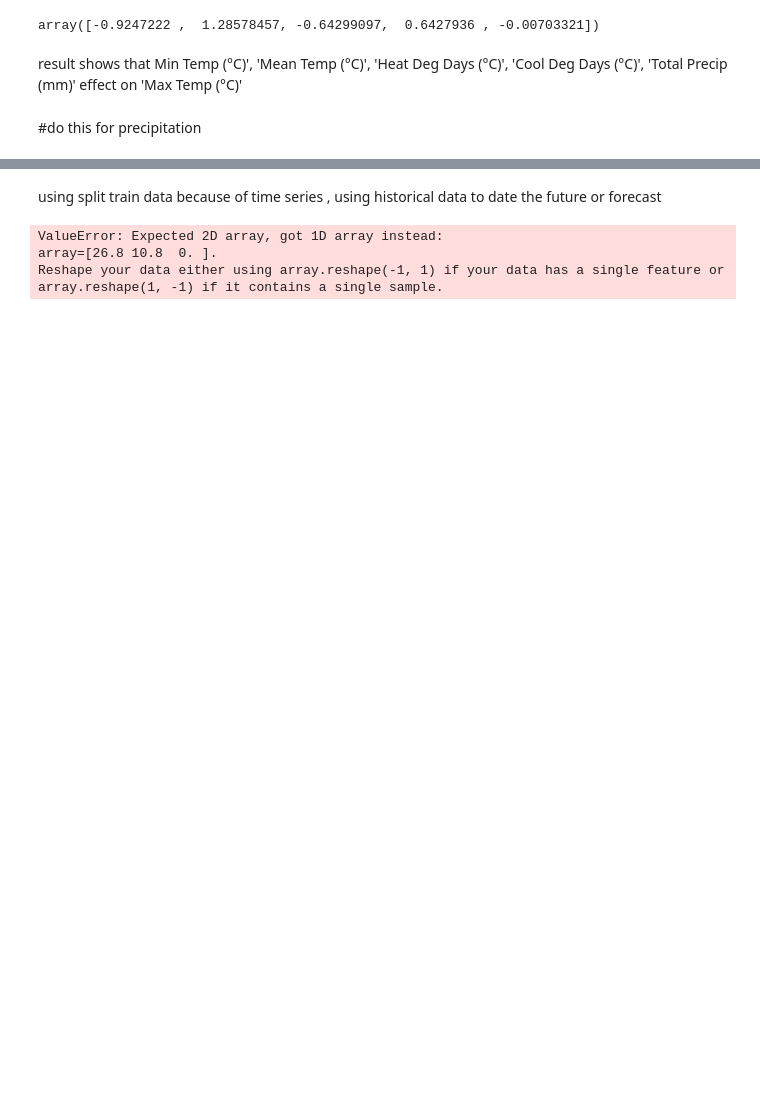
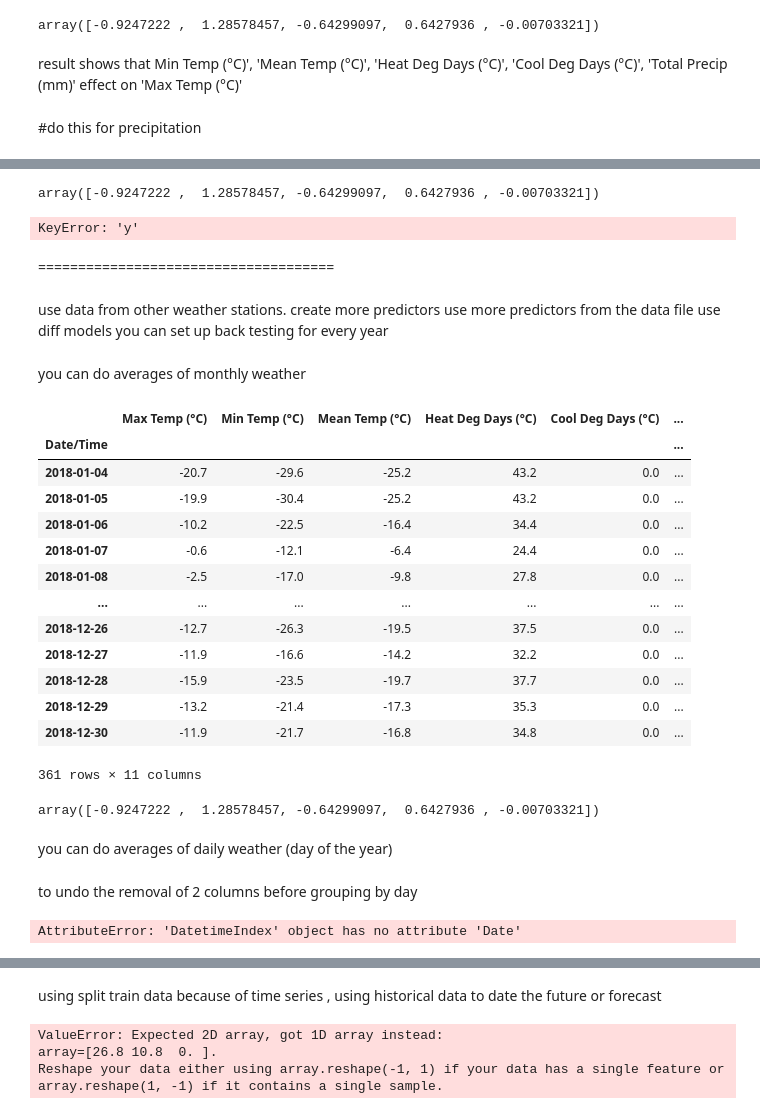
Before and after one commit to Oluyomy/Final_Lhl_Project, a Jupyter notebook: w2018.ipynb, the cells around one changed output, grey strips where cells are left out. Saved outputs shown, nothing was run; the diff lists cells and outputs as text; code cells hidden in the pictures; blank space fills up the shorter version.

Commit message:
weatherNOAA

```diff
--- a/w2018.ipynb
+++ b/w2018.ipynb
@@ -376,0 +557,11 @@ result shows that Min Temp (°C)', 'Mean Temp (°C)', 'Heat Deg Days (°C)', 'Co
+# %%
+ridge_model.coef_
+# %% [output]
+array([-0.9247222 ,  1.28578457, -0.64299097,  0.6427936 , -0.00703321])
+# %%
+wyr2018_df.corr()["y"]
+# %% [output]
+KeyError: 'y'
+# %%
+#diff btw the actual value  and combined = absolute difference
+wyr2018_df["diff"]= (combined["actual"] -combined["predictions"]).abs()
@@ -376,0 +571,38 @@ result shows that Min Temp (°C)', 'Mean Temp (°C)', 'Heat Deg Days (°C)', 'Co
+# %% [markdown]
+=====================================
+# %% [markdown]
+use data from other weather stations.
+create more predictors
+use more predictors from the data file
+use diff models
+you can set up back testing for every year
+# %% [markdown]
+you can do averages of monthly weather
+# %%
+wyr2018_df["monthly_avg"]= wyr2018_df["Max Temp (°C)"].groupby(wyr2018_df.index.month).apply(lambda X: X.expanding(1).mean())
+# %%
+wyr2018_df
+# %% [output]
+|  | Max Temp (°C) | Min Temp (°C) | Mean Temp (°C) | Heat Deg Days (°C) | Cool Deg Days (°C) | ... |
+| Date/Time |  |  |  |  |  | ... |
+| 2018-01-04 | -20.7 | -29.6 | -25.2 | 43.2 | 0.0 | ... |
+| 2018-01-05 | -19.9 | -30.4 | -25.2 | 43.2 | 0.0 | ... |
+| 2018-01-06 | -10.2 | -22.5 | -16.4 | 34.4 | 0.0 | ... |
+| 2018-01-07 | -0.6 | -12.1 | -6.4 | 24.4 | 0.0 | ... |
+| 2018-01-08 | -2.5 | -17.0 | -9.8 | 27.8 | 0.0 | ... |
+| ... | ... | ... | ... | ... | ... | ... |
+| 2018-12-26 | -12.7 | -26.3 | -19.5 | 37.5 | 0.0 | ... |
+| 2018-12-27 | -11.9 | -16.6 | -14.2 | 32.2 | 0.0 | ... |
+| 2018-12-28 | -15.9 | -23.5 | -19.7 | 37.7 | 0.0 | ... |
+| 2018-12-29 | -13.2 | -21.4 | -17.3 | 35.3 | 0.0 | ... |
+| 2018-12-30 | -11.9 | -21.7 | -16.8 | 34.8 | 0.0 | ... |
+361 rows × 11 columns
+# %%
+ridge_model.coef_
+#the output should include the other created predictors
+# %% [output]
+array([-0.9247222 ,  1.28578457, -0.64299097,  0.6427936 , -0.00703321])
+# %% [markdown]
+you can do averages of daily weather (day of the year)
+# %% [markdown]
+to undo the removal of 2 columns before grouping by day
@@ -376,0 +617,4 @@ result shows that Min Temp (°C)', 'Mean Temp (°C)', 'Heat Deg Days (°C)', 'Co
+# %%
+wyr2018_df["day_of_year"]= wyr2018_df["Max Temp (°C)"].groupby(wyr2018_df.index.Date/Time).apply(lambda X: X.expanding(1).mean())
+# %% [output]
+AttributeError: 'DatetimeIndex' object has no attribute 'Date'
```
Also changed, not shown: parts of 36 cells of this notebook, 3 other files.
